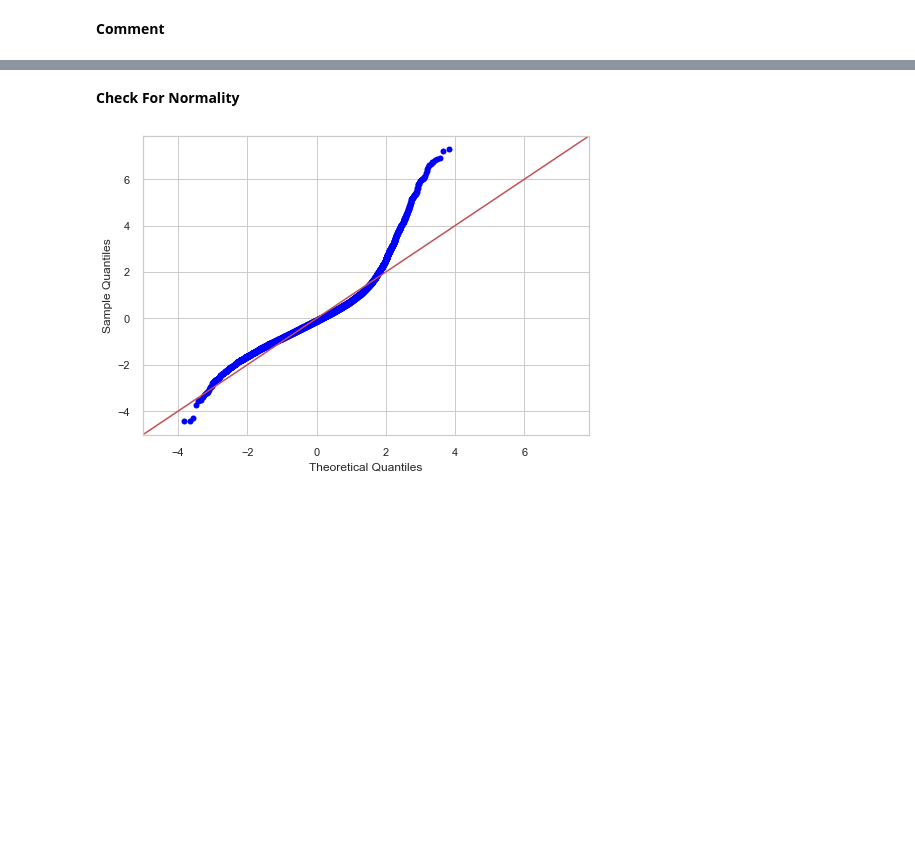
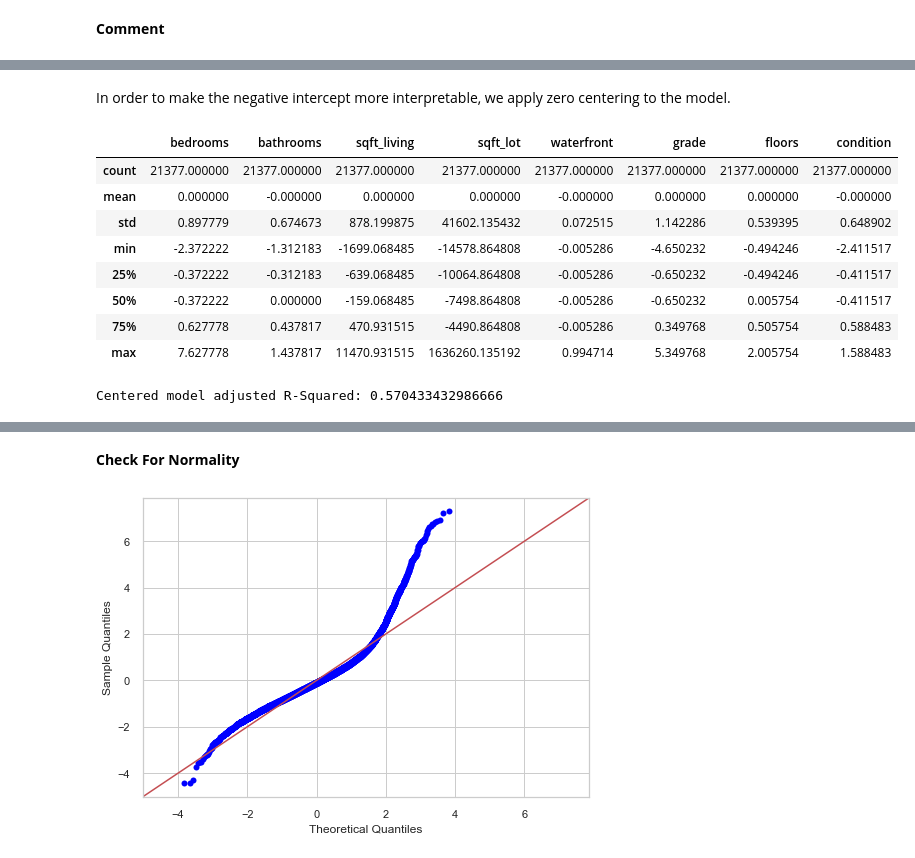
Before and after one commit to guddacandy/Phase-2-project, a Jupyter notebook: student.ipynb, the cells around one changed output, grey strips where cells are left out. Cells and saved outputs as stored; diff of their text form; code cells hidden in the pictures; blank space fills up the shorter version.

```diff
--- a/student.ipynb
+++ b/student.ipynb
@@ -783,0 +820,28 @@ strong multicollinearity or other numerical problems.
+# %% [markdown]
+In order to make the negative intercept more interpretable, we apply zero centering to the model.
+# %%
+X_centered = X.copy()
+
+for col in X_centered.columns:
+    X_centered[col] = X_centered[col] - X_centered[col].mean()
+
+X_centered.describe()
+# %% [output]
+|  | bedrooms | bathrooms | sqft_living | sqft_lot | waterfront | grade | floors | condition |
+| count | 21377.000000 | 21377.000000 | 21377.000000 | 21377.000000 | 21377.000000 | 21377.000000 | 21377.000000 | 21377.000000 |
+| mean | 0.000000 | -0.000000 | 0.000000 | 0.000000 | -0.000000 | 0.000000 | 0.000000 | -0.000000 |
+| std | 0.897779 | 0.674673 | 878.199875 | 41602.135432 | 0.072515 | 1.142286 | 0.539395 | 0.648902 |
+| min | -2.372222 | -1.312183 | -1699.068485 | -14578.864808 | -0.005286 | -4.650232 | -0.494246 | -2.411517 |
+| 25% | -0.372222 | -0.312183 | -639.068485 | -10064.864808 | -0.005286 | -0.650232 | -0.494246 | -0.411517 |
+| 50% | -0.372222 | 0.000000 | -159.068485 | -7498.864808 | -0.005286 | -0.650232 | 0.005754 | -0.411517 |
+| 75% | 0.627778 | 0.437817 | 470.931515 | -4490.864808 | -0.005286 | 0.349768 | 0.505754 | 0.588483 |
+| max | 7.627778 | 1.437817 | 11470.931515 | 1636260.135192 | 0.994714 | 5.349768 | 2.005754 | 1.588483 |
+# %%
+centered_model = sm.OLS(y, sm.add_constant(X_centered))
+centered_results = centered_model.fit()
+
+print(f"""
+Centered model adjusted R-Squared: {centered_results.rsquared_adj}
+""")
+# %% [output]
+Centered model adjusted R-Squared: 0.570433432986666
```
Also changed, not shown: parts of 49 cells of this notebook.
